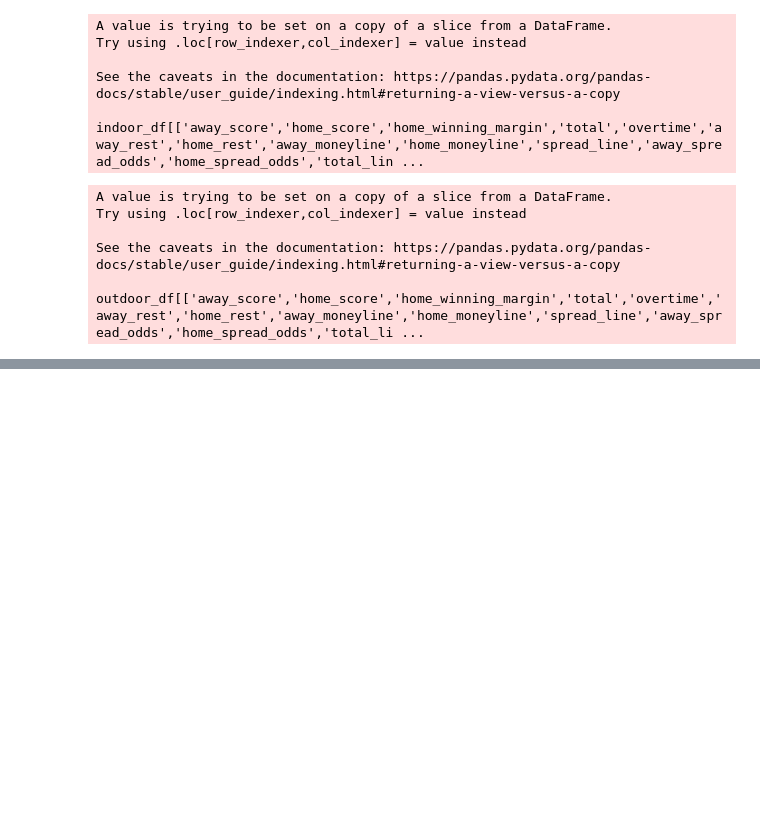
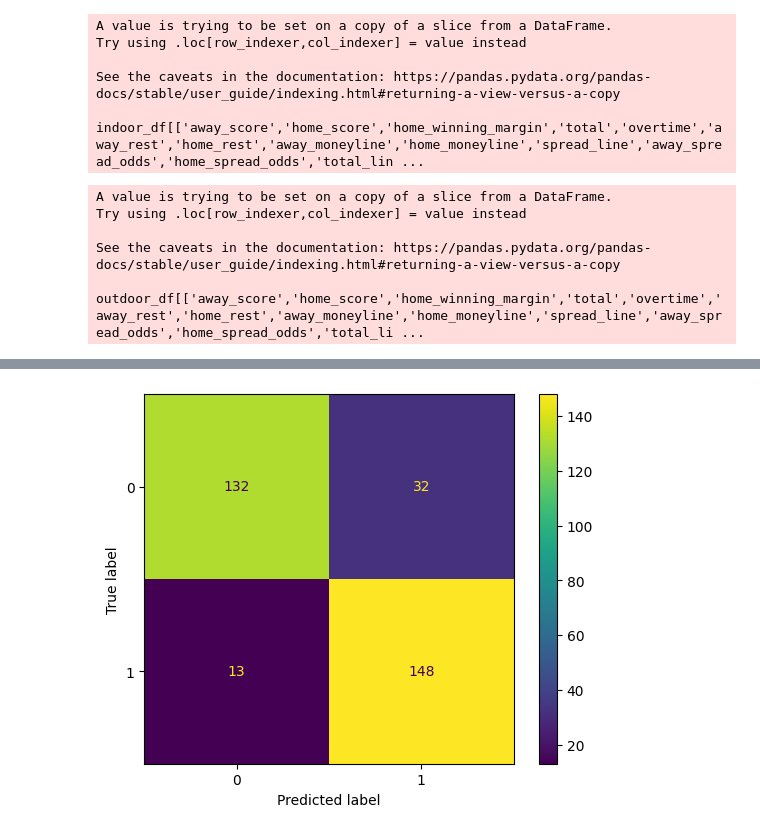
Before and after one commit to markgill17/Artefact, a Jupyter notebook: SpreadMarket.ipynb, the cells around one changed output, grey strips where cells are left out. Saved outputs shown, nothing was run; the diff lists cells and outputs as text; code cells hidden in the pictures; blank space fills up the shorter version.

Commit message:
added graphs for dissertation

```diff
--- a/SpreadMarket.ipynb
+++ b/SpreadMarket.ipynb
@@ -123,7 +122,10 @@ See the caveats in the documentation: https://pandas.pydata.org/pandas-docs/stab
 # %%
 from sklearn.model_selection import train_test_split
 
-indoor_X_train, indoor_X_test, indoor_y_train, indoor_y_test = train_test_split(indoor_df.drop(['home_spread_win','away_score','home_score', 'spread_line','home_spread_winning_margin', 'temp', 'wind', 'indoor_game'], axis=1), indoor_df['home_spread_win'], test_size=0.2)
+indoor_X_train, indoor_X_test, indoor_y_train, indoor_y_test = \
+    train_test_split(indoor_df.drop(['home_spread_win','away_score','home_score', 'spread_line','home_spread_winning_margin', 'temp', 'wind', 'indoor_game'], axis=1), \
+                     indoor_df['home_spread_win'], \
+                        test_size=0.2)
 # %%
 from sklearn.model_selection import train_test_split
 
@@ -230,0 +251,12 @@ print(tabulate(
+# %%
+from sklearn import metrics
+import matplotlib.pyplot as plt
+
+confusion_matrix = metrics.confusion_matrix(indoor_y_test, indoor_y_pred)
+
+cm_display = metrics.ConfusionMatrixDisplay(confusion_matrix = confusion_matrix, display_labels = [0, 1])
+
+cm_display.plot()
+plt.show()
+# %% [output]
+[figure, added]
```
Also changed, not shown: parts of 11 cells of this notebook, 16 other files.
